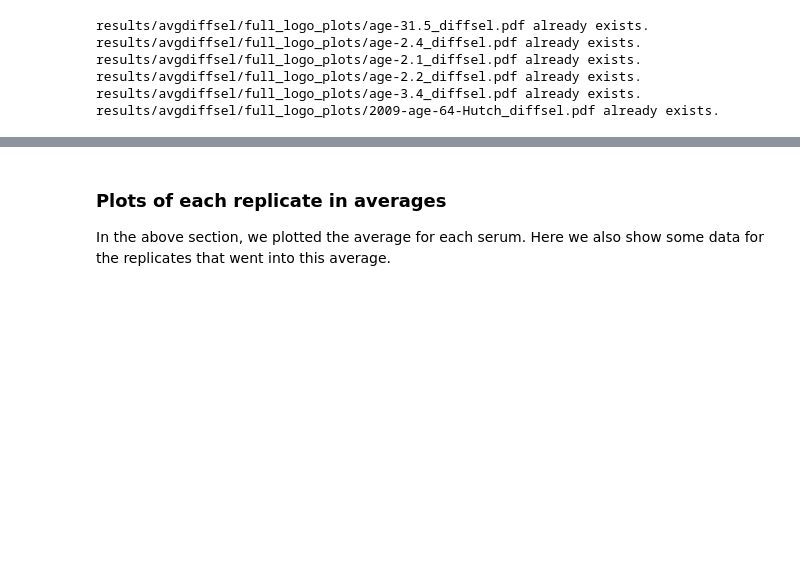
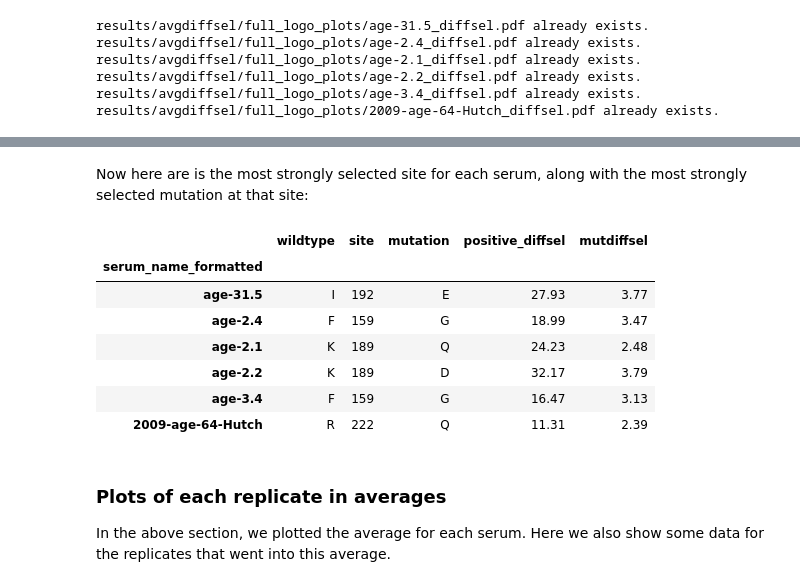
Before and after one commit to jbloomlab/map_flu_serum_Vietnam_H3_Perth2009, a Jupyter notebook: analyze_map.ipynb, the cells around one changed output, grey strips where cells are left out. Cells and saved outputs as stored; diff of their text form; code cells hidden in the pictures; blank space fills up the shorter version.

Commit message:
added most selected mutations for each sera

```diff
--- a/analyze_map.ipynb
+++ b/analyze_map.ipynb
@@ -1073,3 +1105,24 @@ results/avgdiffsel/full_logo_plots/2009-age-64-Hutch_diffsel.pdf already exists.
+# %% [markdown]
+Now here are is the most strongly selected site for each serum, along with the most strongly selected mutation at that site:
+# %%
+display(HTML(
+ avg_sel_df
+ .query('library == @avg_type')
+ .sort_values(['positive_diffsel', 'mutdiffsel'], ascending=False)
+ .groupby('serum_name_formatted')
+ .aggregate('first')
+ [['wildtype', 'site', 'mutation', 'positive_diffsel', 'mutdiffsel']]
+ .to_html(float_format='%.2f')
+ ))
+# %% [output]
+|  | wildtype | site | mutation | positive_diffsel | mutdiffsel |
+| serum_name_formatted |  |  |  |  |  |
+| age-31.5 | I | 192 | E | 27.93 | 3.77 |
+| age-2.4 | F | 159 | G | 18.99 | 3.47 |
+| age-2.1 | K | 189 | Q | 24.23 | 2.48 |
+| age-2.2 | K | 189 | D | 32.17 | 3.79 |
+| age-3.4 | F | 159 | G | 16.47 | 3.13 |
+| 2009-age-64-Hutch | R | 222 | Q | 11.31 | 2.39 |
 # %% [markdown]
 ### Plots of each replicate in averages
 In the above section, we plotted the average for each serum.
```
Also changed, not shown: parts of 10 cells of this notebook, 27 other files.
